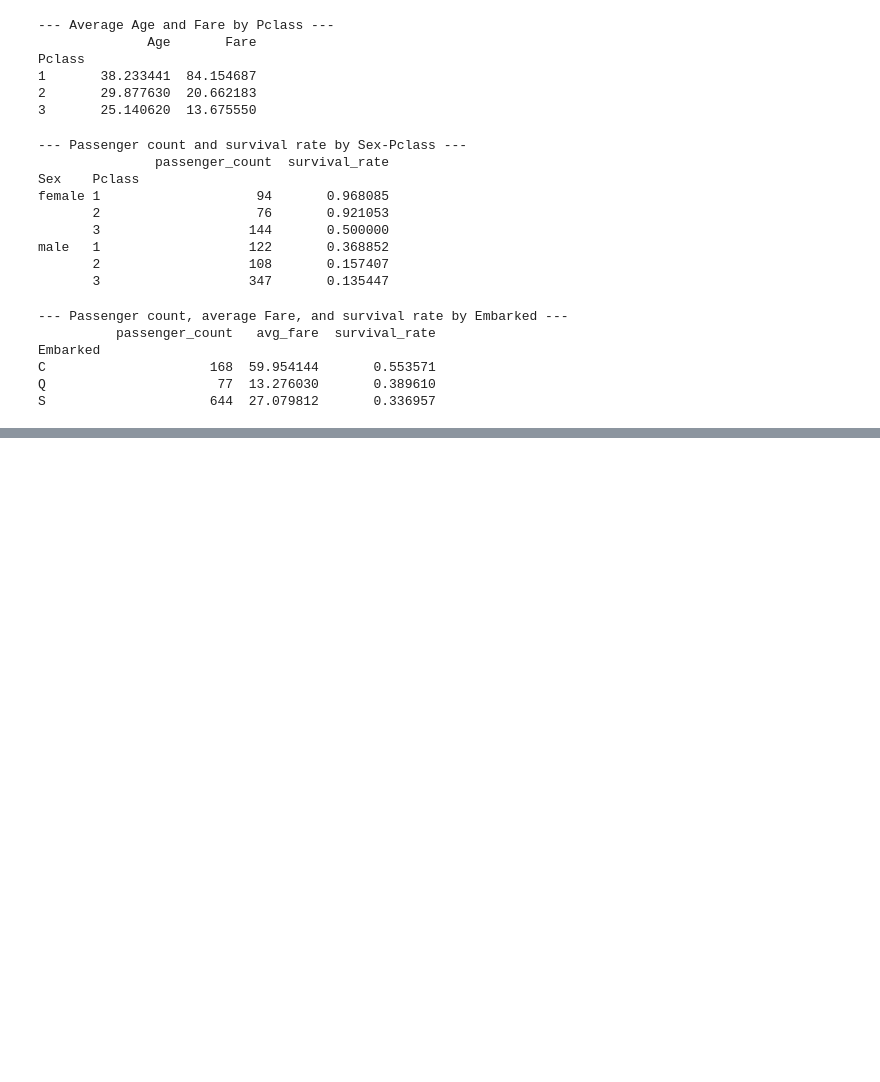
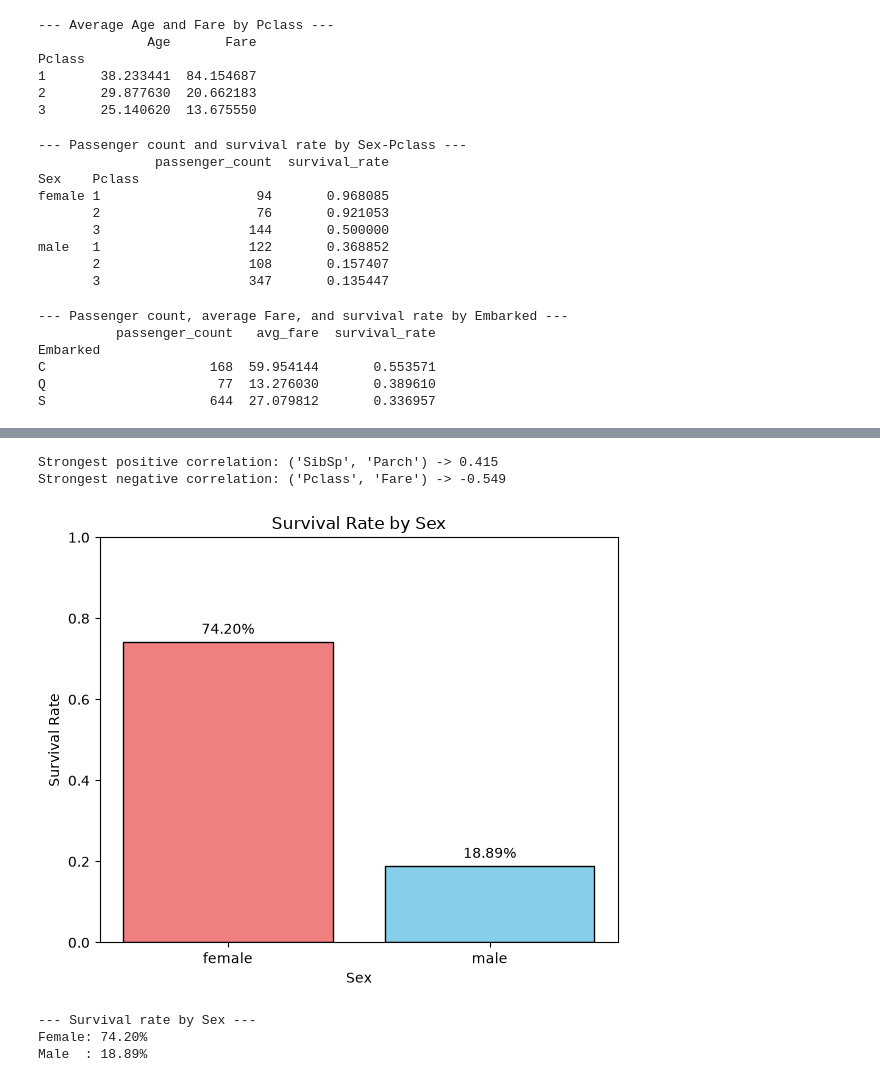
Before and after one commit to AbhikarshRaj/202618066_Abhikarsh_Raj_DS605, a Jupyter notebook: 202618066_LAB_2/Untitled.ipynb, the cells around one changed output, grey strips where cells are left out. Saved outputs shown, nothing was run; the diff lists cells and outputs as text; code cells hidden in the pictures; blank space fills up the shorter version.

```diff
--- a/202618066_LAB_2/Untitled.ipynb
+++ b/202618066_LAB_2/Untitled.ipynb
@@ -609,0 +874,43 @@ S                     644  27.079812       0.336957
+# %%
+# find strongest positive and negative relationships (excluding self-correlation of 1.0)
+corr_values = np.array(corr_matrix.values, dtype=float, copy=True)
+np.fill_diagonal(corr_values, np.nan)
+corr_no_diag = pd.DataFrame(corr_values, index=corr_matrix.index, columns=corr_matrix.columns)
+
+max_corr_val = corr_no_diag.max().max()
+max_corr_pair = corr_no_diag.stack().idxmax()
+
+min_corr_val = corr_no_diag.min().min()
+min_corr_pair = corr_no_diag.stack().idxmin()
+
+print(f"\nStrongest positive correlation: {max_corr_pair} -> {max_corr_val:.3f}")
+print(f"Strongest negative correlation: {min_corr_pair} -> {min_corr_val:.3f}")
+# %% [output]
+Strongest positive correlation: ('SibSp', 'Parch') -> 0.415
+Strongest negative correlation: ('Pclass', 'Fare') -> -0.549
+# %%
+# -----------------------------------------------------------
+# Survival rate by Sex
+# -----------------------------------------------------------
+survival_by_sex = df.groupby("Sex")["Survived"].mean()
+
+plt.figure(figsize=(6, 5))
+plt.bar(survival_by_sex.index, survival_by_sex.values, color=["lightcoral", "skyblue"], edgecolor="black")
+plt.title("Survival Rate by Sex")
+plt.xlabel("Sex")
+plt.ylabel("Survival Rate")
+plt.ylim(0, 1)
+for i, v in enumerate(survival_by_sex.values):
+    plt.text(i, v + 0.02, f"{v:.2%}", ha="center")
+plt.tight_layout()
+plt.savefig("survival_by_sex.png", dpi=150)
+plt.show()
+
+print("\n--- Survival rate by Sex ---")
+print(f"Female: {survival_by_sex['female']:.2%}")
+print(f"Male  : {survival_by_sex['male']:.2%}")
+# %% [output]
+[figure, added]
+--- Survival rate by Sex ---
+Female: 74.20%
+Male  : 18.89%
```
Also changed, not shown: parts of 32 cells of this notebook, 4 other files.
